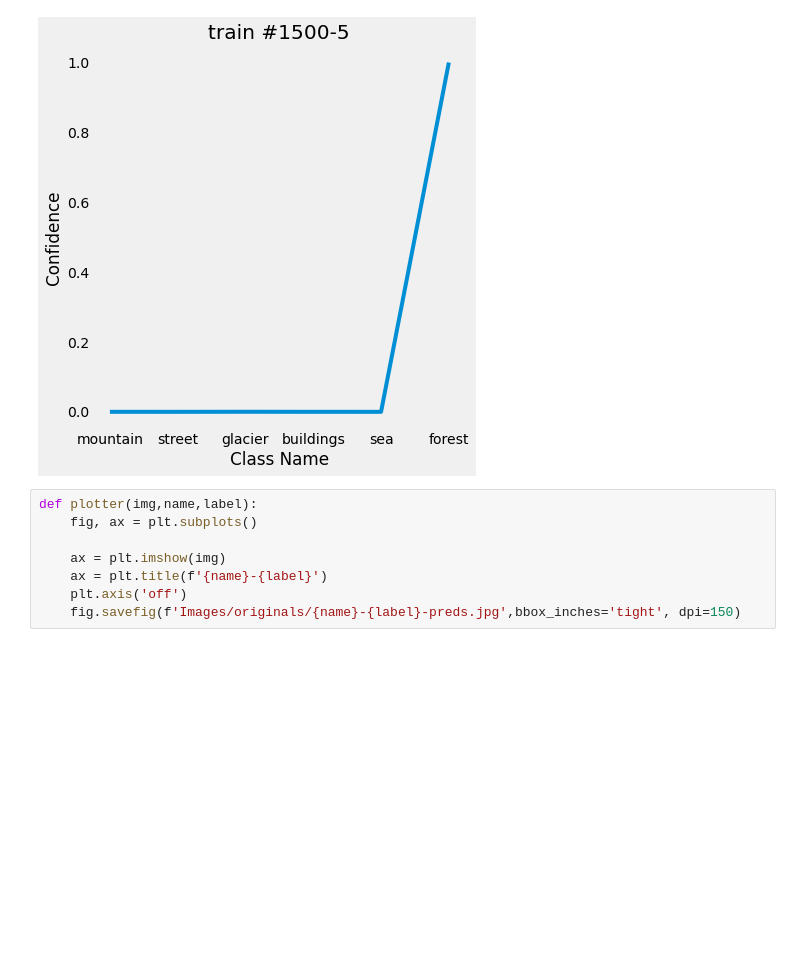
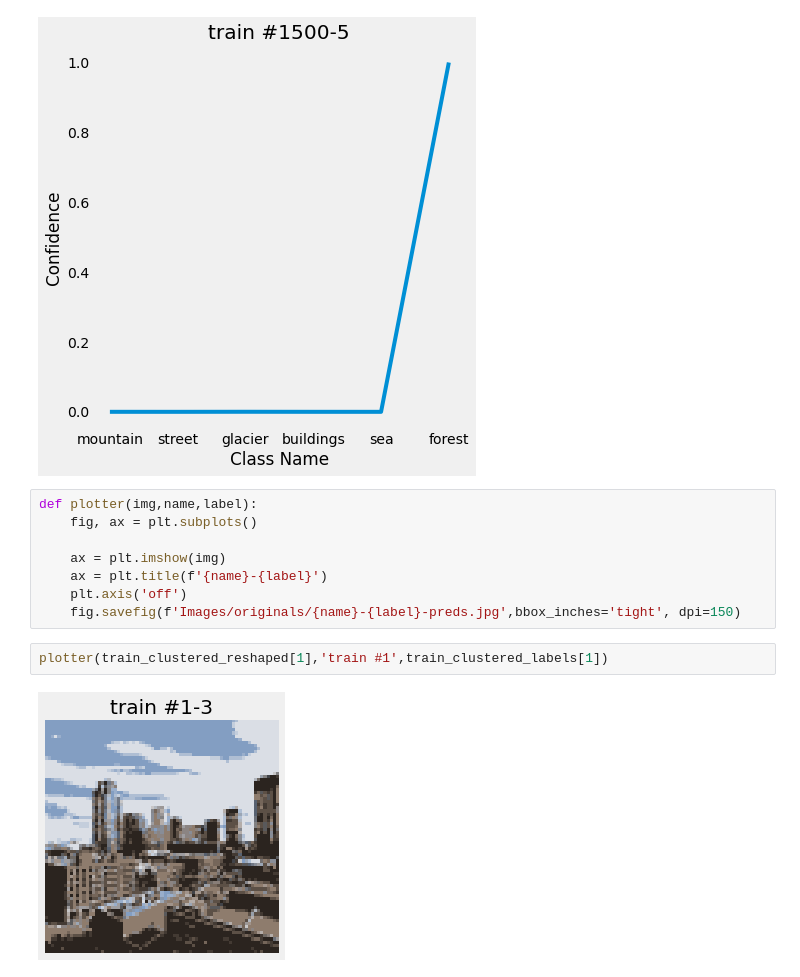
Before and after one commit to Joshua-Hill-Science/Landscapes, a Jupyter notebook: notebooks/exploratory/Warren/colorcompmodels.ipynb, the cells around one changed output. Saved outputs shown, nothing was run; the diff lists cells and outputs as text; blank space fills up the shorter version.

```diff
--- a/notebooks/exploratory/Warren/colorcompmodels.ipynb
+++ b/notebooks/exploratory/Warren/colorcompmodels.ipynb
@@ -267,5 +267,9 @@ def plotter(img,name,label):
     ax = plt.title(f'{name}-{label}')
     plt.axis('off')
     fig.savefig(f'Images/originals/{name}-{label}-preds.jpg',bbox_inches='tight', dpi=150)
+# %%
+plotter(train_clustered_reshaped[1],'train #1',train_clustered_labels[1])
+# %% [output]
+[figure, added]
 # %%
 #Now I'm getting explainers for ten images at a time to look at. Then, I find good ones to use in the presentation.
```
Also changed, not shown: parts of 3 cells of this notebook, 5 other files.
